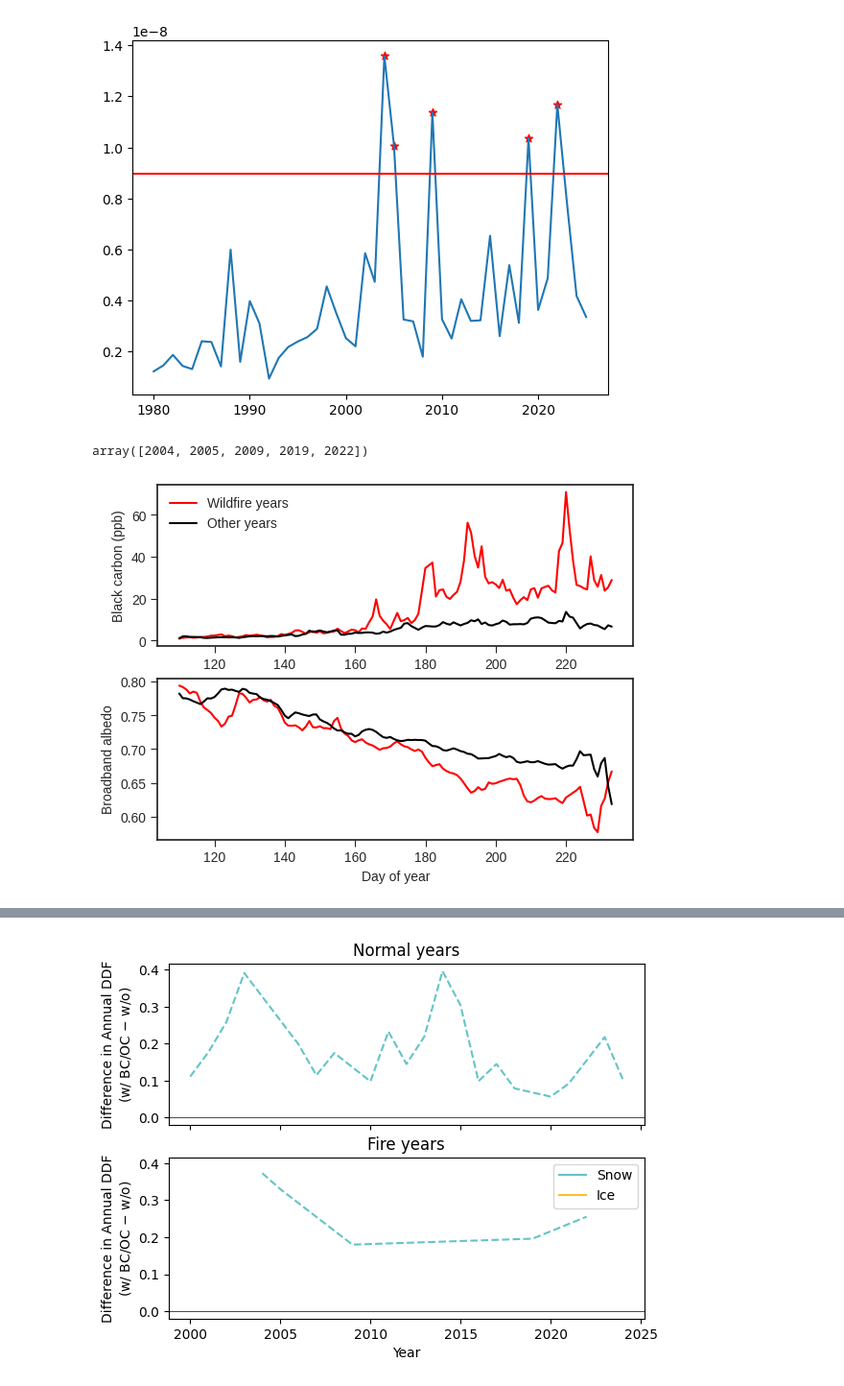
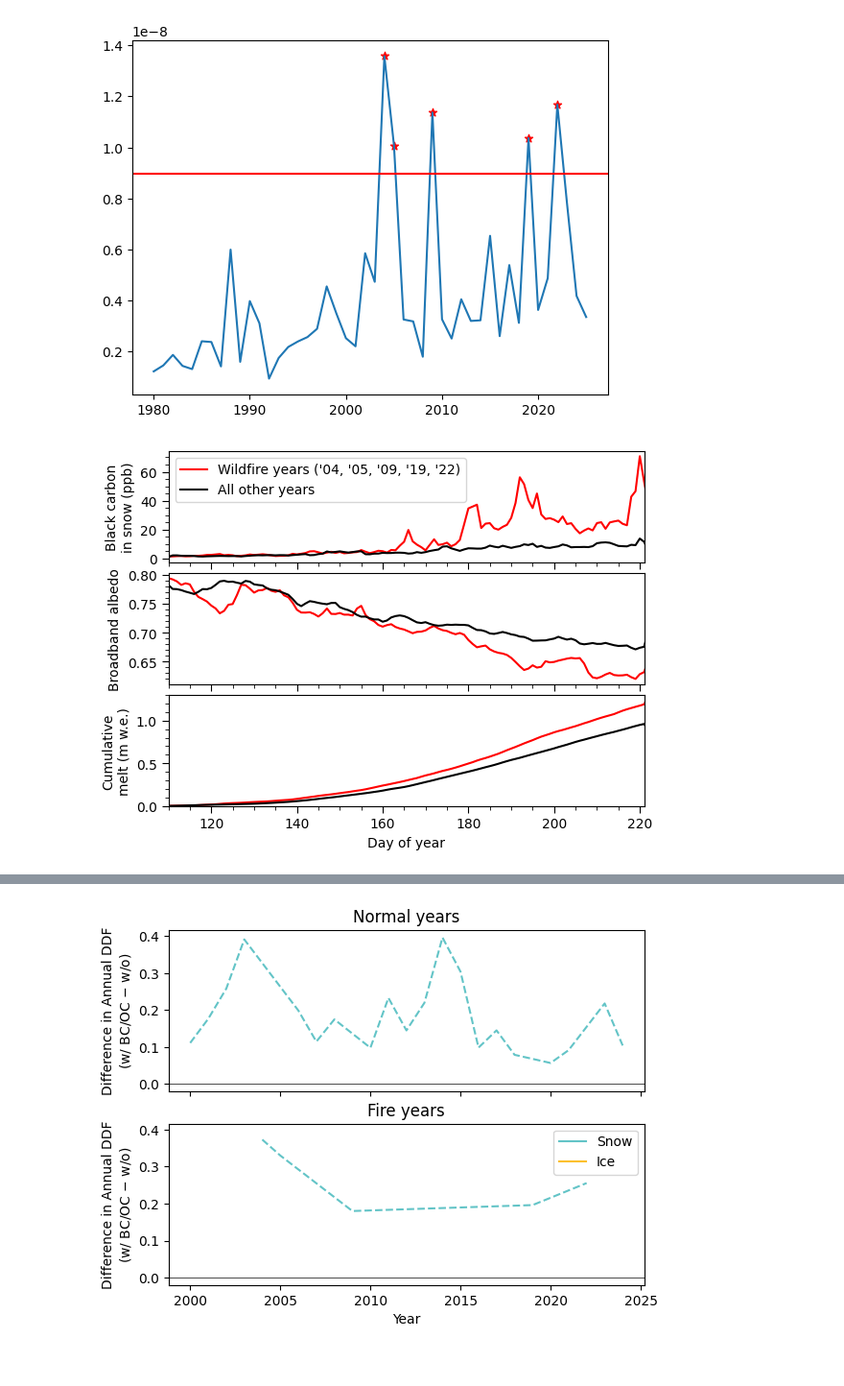
Before and after one commit to clairevwilson/PEBSI, a Jupyter notebook: ddf_proj.ipynb, the cells around one changed output, grey strips where cells are left out. Shown at 96% size. Drawn from its saved outputs; the diff is of its cells as text; code cells hidden in the pictures.

Commit message:
figures for AGU poster

```diff
--- a/ddf_proj.ipynb
+++ b/ddf_proj.ipynb
@@ -78,48 +66,61 @@ fire_years = annual_sums.year.values[fire_idx]
 base_years = annual_sums.year.values[base_idx]
 # %% [output]
 [figure]
-# %%
-fire_years
-# %% [output]
-array([2004, 2005, 2009, 2019, 2022])
 # %%
 ds = xr.open_dataset('/trace/group/rounce/cvwilson/Output/gulkanaD_2025_12_09_base_long_0.nc')
-fig, (ax1, ax2) = plt.subplots(2)
-for years, label in zip([fire_years, base_years], ['Wildfire years','Other years']):
+fig, (ax1, ax2, ax3) = plt.subplots(3, sharex=True, gridspec_kw={'hspace':0.1})
+for years, label in zip([fire_years, base_years], ['Wildfire years','All other years']):
 # for years, label in zip([[2004]],['2004']):
     all_dates = []
     used_years = []
     for year in years:
         if year > 2000:
-            all_dates.append(pd.date_range(f'{year}-04-20',f'{year}-08-20',freq='h'))
+            all_dates.append(pd.date_range(f'{year}-04-20',f'{year}-08-10',freq='h'))
             used_years.append(year)
     all_dates = pd.to_datetime(np.array(all_dates).flatten())
-    dsyear = ds.sel(time=all_dates, layer=0)[['albedo','layerBC']]
+    dsyear = ds.sel(time=all_dates, layer=0)[['albedo','layerBC','melt']]
+
+    # add cumulative melt
+    melt_year = xr.DataArray(
+        dsyear['time'].dt.year.where(dsyear['time'].dt.month >= 4, dsyear['time'].dt.year - 1),
+        dims='time'
+    )
+    dsyear = dsyear.assign_coords(melt_year=melt_year)
+    dsyear['cumulative_melt'] = dsyear['melt'].groupby('melt_year').cumsum()
+
     doy = dsyear.time.dt.dayofyear.data
     dsyear = dsyear.assign_coords(doy=('time', doy))
 
     # group by doy and average over time
     mean_by_doy = dsyear.groupby('doy').mean('time')
 
     # plot directly
-    # label += ' (' + ', '.join(str(y) for y in used_years) + ')'
+    if 'fire' in label:
+        label += ' (' + ', '.join('\'' + str(y)[2:4] for y in used_years) + ')'
     c = 'r' if 'fire' in label else 'k'
     ax2.plot(mean_by_doy.doy, mean_by_doy['albedo'], label=label, c=c)
     ax1.plot(mean_by_doy.doy, mean_by_doy['layerBC'], label=label, c=c)
+    ax3.plot(mean_by_doy.doy, mean_by_doy['cumulative_melt'], label=label, c=c)
 
     # dsyear = dsyear.resample(time='D').mean()
     # ax2.plot(dsyear.time, dsyear['albedo'], label=label)
     # ax1.plot(dsyear.time, dsyear['layerBC'], label=label)
     # ax1.xaxis.set_major_formatter(mpl.dates.DateFormatter('%b-%d'))
     # ax2.xaxis.set_major_formatter(mpl.dates.DateFormatter('%b-%d'))
 
 ax1.legend()
-ax1.set_ylabel('Black carbon (ppb)')
+ax1.set_ylabel('Black carbon\nin snow (ppb)')
 ax2.set_ylabel('Broadband albedo')
-ax1.tick_params(length=5)
-ax2.tick_params(length=5)
-ax2.set_xlabel('Day of year')
-plt.savefig('/trace/group/rounce/cvwilson/Output/bc_albedo.png',dpi=300, bbox_inches='tight')
+ax3.set_ylabel('Cumulative\nmelt (m w.e.)')
+for ax in [ax1,ax3,ax2]:
+    ax.tick_params(length=5)
+    ax.set_xlim(mean_by_doy.doy.min().values, mean_by_doy.doy.max().values-2)
+    ax.tick_params(length=3, which='minor')
+    ax.minorticks_on()
+ax3.set_ylim(0, 1.3)
+ax3.set_xlabel('Day of year')
+# plt.savefig('/trace/group/rounce/cvwilson/Output/bc_albedo.png',dpi=300, bbox_inches='tight')
+plt.show()
 # ax.scatter(pd.to_datetime(dsyear.time.values).day_of_year, dsyear['albedo'])
 # %% [output]
-[figure, old version]
+[figure, new version]
```
Also changed, not shown: parts of 4 cells of this notebook.
